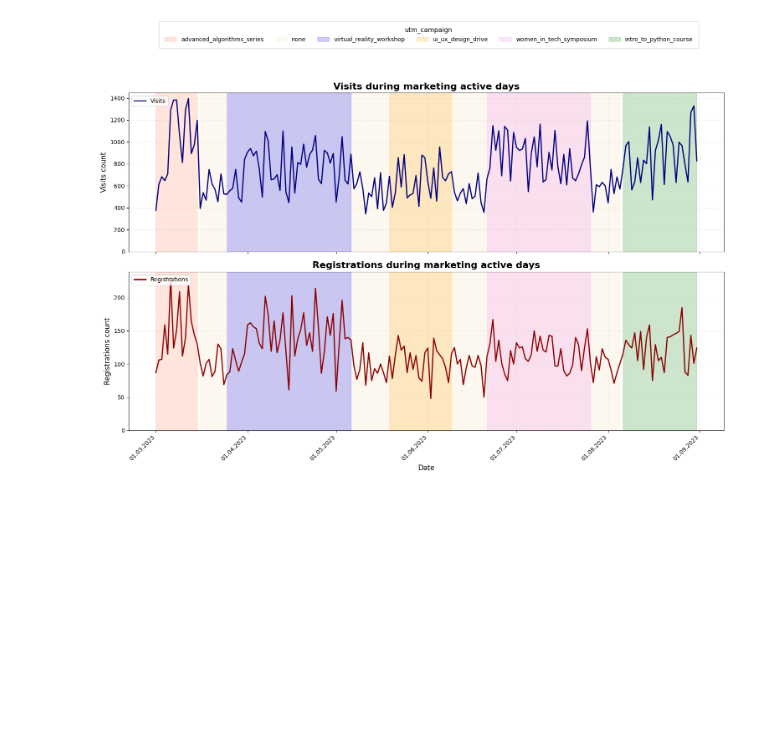
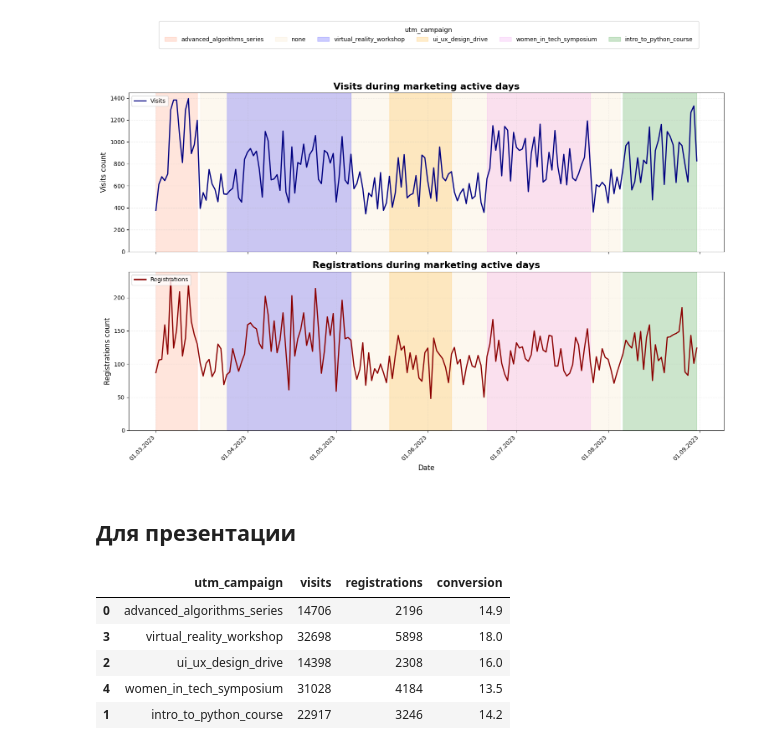
Before and after one commit to violetta-rybakova/data-analytics-project-100, a Jupyter notebook: charts_project.ipynb, the cells around one changed output. Cells and saved outputs as stored; diff of their text form; code cells hidden in the pictures; blank space fills up the shorter version.

```diff
--- a/charts_project.ipynb
+++ b/charts_project.ipynb
@@ -598,3 +598,24 @@ plt.savefig(f"./charts/Visits_and_registrations_chart.png")
 plt.show()
 # %% [output]
 [figure]
+# %% [markdown]
+## **Для презентации**
+# %%
+campaign_conversion = ads_conversion_df[ads_conversion_df['utm_campaign'] != 'none'].copy()
+campaign_stats = campaign_conversion.groupby('utm_campaign').agg({
+    'visits': 'sum',
+    'registrations': 'sum'
+}).reset_index()
+campaign_stats['conversion'] = (campaign_stats['registrations'] / campaign_stats['visits'] * 100).round(1)
+start_dates = campaign_conversion.groupby('utm_campaign')['date_group'].min().reset_index()
+start_dates.columns = ['utm_campaign', 'start']
+campaign_stats = campaign_stats.merge(start_dates, on='utm_campaign')
+campaign_stats = campaign_stats.sort_values('start')
+campaign_stats[['utm_campaign', 'visits', 'registrations', 'conversion']].head()
+# %% [output]
+|  | utm_campaign | visits | registrations | conversion |
+| 0 | advanced_algorithms_series | 14706 | 2196 | 14.9 |
+| 3 | virtual_reality_workshop | 32698 | 5898 | 18.0 |
+| 2 | ui_ux_design_drive | 14398 | 2308 | 16.0 |
+| 4 | women_in_tech_symposium | 31028 | 4184 | 13.5 |
+| 1 | intro_to_python_course | 22917 | 3246 | 14.2 |
```
Also changed, not shown: parts of 2 cells of this notebook, 1 other file.
